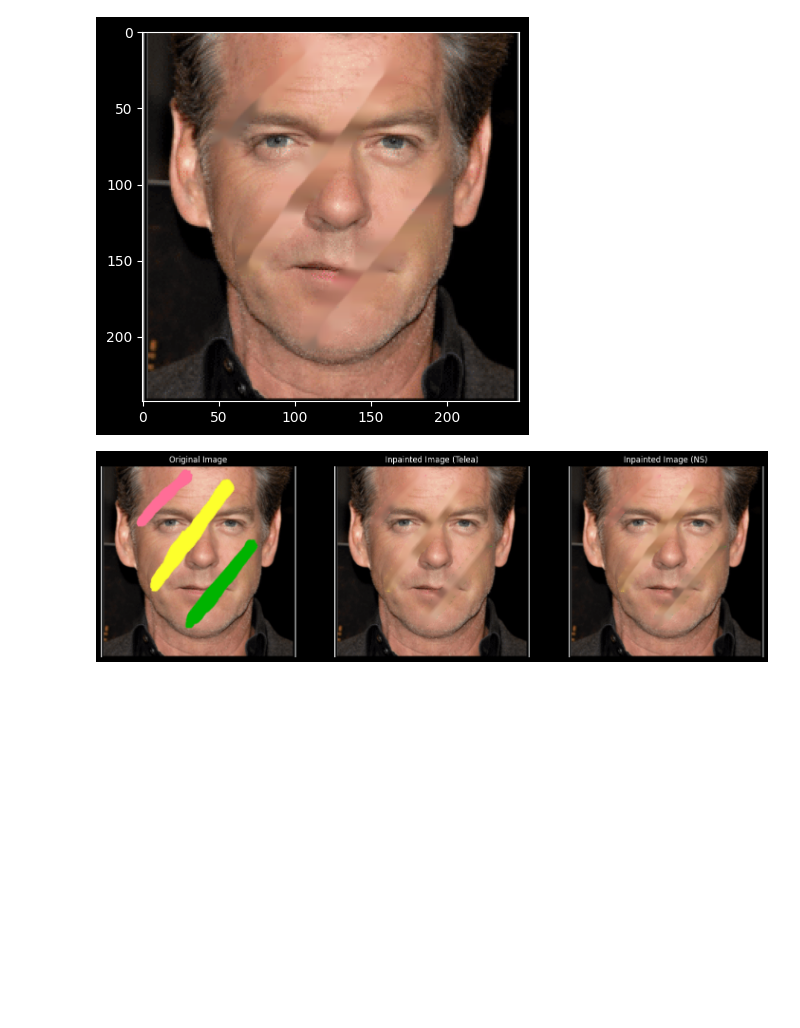
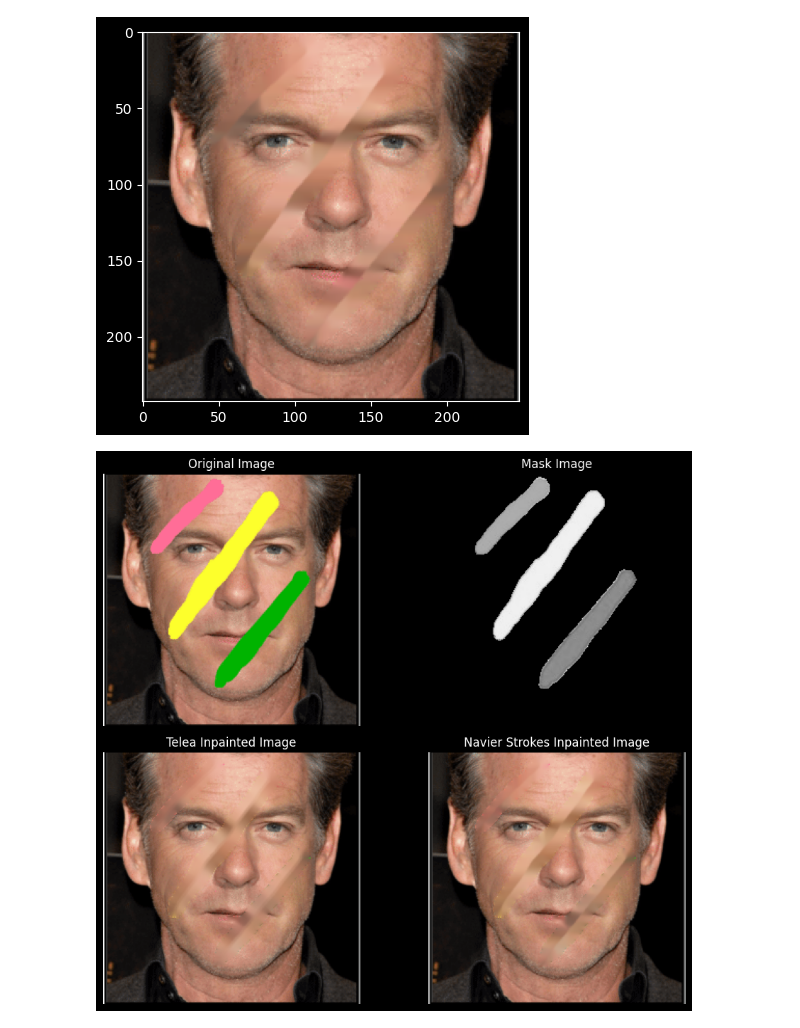
Before and after one commit to alfredwisana/computer-vision, a Jupyter notebook: Alfred/UAS/inpainting.ipynb, the cells around one changed output. Drawn from its saved outputs; the diff is of its cells as text; code cells hidden in the pictures; blank space fills up the shorter version.

```diff
--- a/Alfred/UAS/inpainting.ipynb
+++ b/Alfred/UAS/inpainting.ipynb
@@ -68,22 +68,34 @@ inpainted_image_telea_rgb = cv2.cvtColor(inpainted_image_telea, cv2.COLOR_BGR2RG
 inpainted_image_ns_rgb = cv2.cvtColor(inpainted_image_ns, cv2.COLOR_BGR2RGB)
 
 # Plot the original and inpainted images
-plt.figure(figsize=(18, 6))
-plt.subplot(1, 3, 1)
-plt.title('Original Image')
-plt.imshow(cv2.cvtColor(image, cv2.COLOR_BGR2RGB))
-plt.axis('off')
-
-plt.subplot(1, 3, 2)
-plt.title('Inpainted Image (Telea)')
-plt.imshow(inpainted_image_telea_rgb)
-plt.axis('off')
-
-plt.subplot(1, 3, 3)
-plt.title('Inpainted Image (NS)')
-plt.imshow(inpainted_image_ns_rgb)
-plt.axis('off')
-
-plt.show()
-# %% [output]
-[figure, removed]
+# %%
+# Create a figure for the subplots
+fig, axes = plt.subplots(2, 2, figsize=(10, 8),sharex=False, sharey=False)
+
+# Price distribution
+
+# Price KDE plot
+axes[0,0].imshow(cv2.cvtColor(image, cv2.COLOR_BGR2RGB))
+axes[0,0].set_title('Original Image')
+axes[0,0].axis("off")
+
+axes[0,1].imshow(cv2.cvtColor(mask, cv2.COLOR_BGR2RGB))
+axes[0,1].set_title('Mask Image')
+axes[0,1].axis("off")
+
+
+# Days left KDE plot
+axes[1,0].imshow(cv2.cvtColor(inpainted_image_telea, cv2.COLOR_BGR2RGB))
+axes[1,0].set_title('Telea Inpainted Image')
+axes[1,0].axis("off")
+
+
+axes[1,1].imshow(cv2.cvtColor(inpainted_image_ns, cv2.COLOR_BGR2RGB))
+axes[1,1].set_title('Navier Strokes Inpainted Image')
+axes[1,1].axis("off")
+
+
+plt.tight_layout()
+plt.show()
+# %% [output]
+[figure, added]
```
Also changed, not shown: parts of 1 cell of this notebook, 2 other files.
